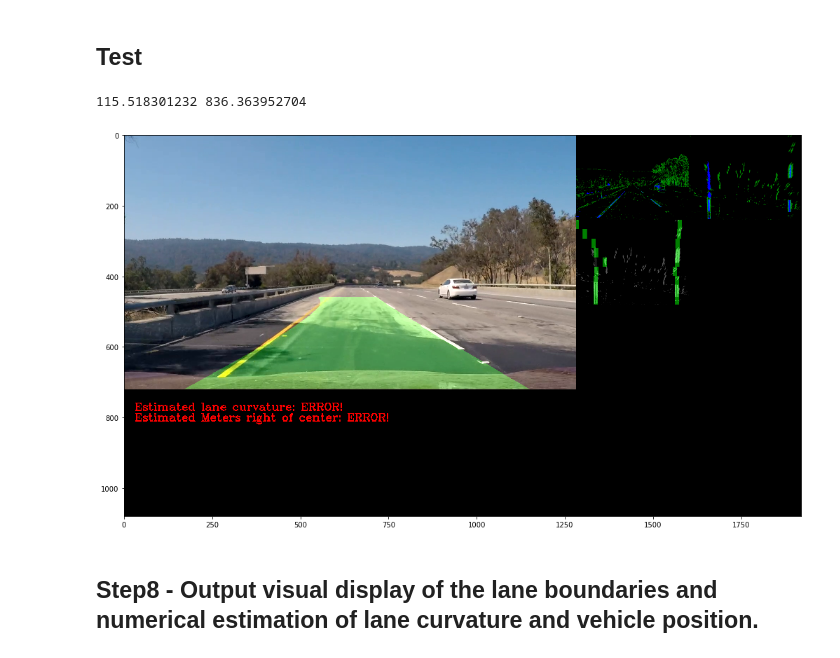
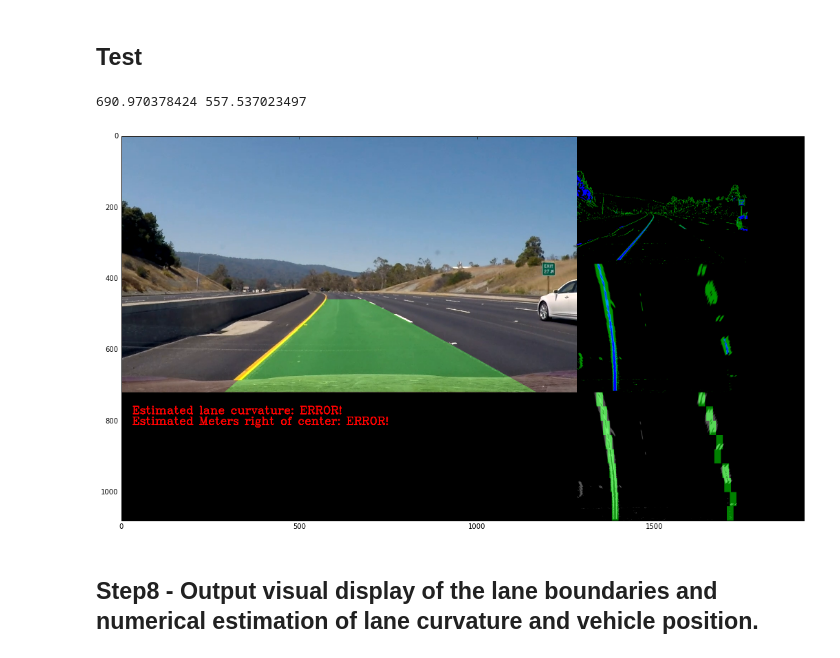
Before and after one commit to jasonhuh/CarND-Advanced-Lane-Lines, a Jupyter notebook: P4_Advanced_Lane_Finding.ipynb, the cells around one changed output. Drawn from its saved outputs; the diff is of its cells as text; code cells hidden in the pictures.

```diff
--- a/P4_Advanced_Lane_Finding.ipynb
+++ b/P4_Advanced_Lane_Finding.ipynb
@@ -350,7 +323,7 @@ def overlayWarpedImageToOriginalImage(warped, original_img, left_fitx, right_fit
     # Combine the result with the original image
     result = cv2.addWeighted(original_img, 1, newwarp, 0.3, 0)
 
-    return result
+    return newwarp
 
 overlay_img = overlayWarpedImageToOriginalImage(warped, original_img, left_fitx, right_fitx, ploty)
 #overlay_img = overlayWarpedImageToOriginalImage(warped, original_img, left_fit_cr, right_fit_cr, ploty)
@@ -361,6 +334,12 @@ plt.imshow(overlay_img)
 # %% [markdown]
 ## Image Processing Pipeline
 # %%
+# Global constant
+_prev_centroids = None
+_centroids_tracker = [] # motion tracker
+TRACKER_SIZE = 2
+CENTROID_TOLERANCE = 5.0
+
 def create_master_view(mainScreen, screen1, screen2, screen3):
     # middle panel text example
     # using cv2 for drawing text in diagnostic pipeline.
@@ -373,20 +352,23 @@ def create_master_view(mainScreen, screen1, screen2, screen3):
     # assemble the screen example
     canvas = np.zeros((1080, 1920, 3), dtype=np.uint8)
     canvas[0:720, 0:1280] = mainScreen
-    canvas[0:240, 1280:1600] = cv2.resize(screen1, (320,240), interpolation=cv2.INTER_AREA)
-    canvas[0:240, 1600:1920] = cv2.resize(screen2, (320,240), interpolation=cv2.INTER_AREA)
-    canvas[240:480, 1280:1600] = cv2.resize(screen3, (320,240), interpolation=cv2.INTER_AREA)
-#     canvas[240:480, 1600:1920] = cv2.resize(diag4, (320,240), interpolation=cv2.INTER_AREA)*4
-#     canvas[600:1080, 1280:1920] = cv2.resize(diag7, (640,480), interpolation=cv2.INTER_AREA)*4
+    canvas[0:360, 1280:1760] = cv2.resize(screen1, (480,360), interpolation=cv2.INTER_AREA)
+    canvas[360:720, 1280:1760] = cv2.resize(screen2, (480,360), interpolation=cv2.INTER_AREA)
+    canvas[720:1080, 1280:1760] = cv2.resize(screen3, (480,360), interpolation=cv2.INTER_AREA)
     canvas[720:840, 0:1280] = middlepanel
-#     canvas[840:1080, 0:320] = cv2.resize(diag5, (320,240), interpolation=cv2.INTER_AREA)
-#     canvas[840:1080, 320:640] = cv2.resize(diag6, (320,240), interpolation=cv2.INTER_AREA)
-#     canvas[840:1080, 640:960] = cv2.resize(diag9, (320,240), interpolation=cv2.INTER_AREA)
-#     canvas[840:1080, 960:1280] = cv2.resize(diag8, (320,240), interpolation=cv2.INTER_AREA)
     return canvas
 
+def correct_centroids(prev, cur):
+    if prev is None: return cur
+    for level in range(0,len(cur)):
+        print('centroids', prev[level], cur[level])
+        if abs(prev[level][0] - cur[level][0]) > CENTROID_TOLERANCE:
+            print('adjusting...')
+            cur[level] = prev[level]
+    return cur
 
 def process_frame(frame_img, debug=False):
+    global _prev_centroids
 
     # Step1: Undistort image using the camera calibration
     undistorted_img = camera_calibrator.undistort(frame_img)
@@ -401,6 +383,7 @@ def process_frame(frame_img, debug=False):
     # Step4: Get the sliding window polynomials for the left and right line
     # Store the centroids and adjust the centroids based on the history
     window_centroids = find_window_centroids(warped, window_width, window_height, margin)
+    #window_centroids = correct_centroids(_prev_centroids, window_centroids)
     left_fitx, right_fitx, ploty, left_curverad, right_curverad = polyfitLanes(window_centroids)
     print(left_curverad, right_curverad)
 
@@ -409,6 +392,7 @@ def process_frame(frame_img, debug=False):
     # Step5: Overlay the warped image to the original image
     overlay = overlayWarpedImageToOriginalImage(warped, frame_img, left_fitx, right_fitx, ploty)
 
+    _prev_centroids = window_centroids
     return create_master_view(overlay, binary_img, color_warped, debug_peak)
 # %% [markdown]
 ## Test
@@ -433,14 +417,14 @@ images = load_test_video()
 # %%
 
 @interact
-def testVideoImages(images=fixed(images), i:(0, len(images) - 1)=549):
+def testVideoImages(images=fixed(images), i:(0, len(images) - 1)=0):
     file, original_img = images[i]
     output = process_frame(original_img)
     plt.figure(figsize=(20,10))
     plt.imshow(output)
 # %% [output]
-115.518301232 836.363952704
+690.970378424 557.537023497
-[figure, old version]
+[figure, new version]
 # %% [markdown]
 ## Step8 - Output visual display of the lane boundaries and numerical estimation of lane curvature and vehicle position.
 # %%
```
Also changed, not shown: parts of 6 cells of this notebook.
